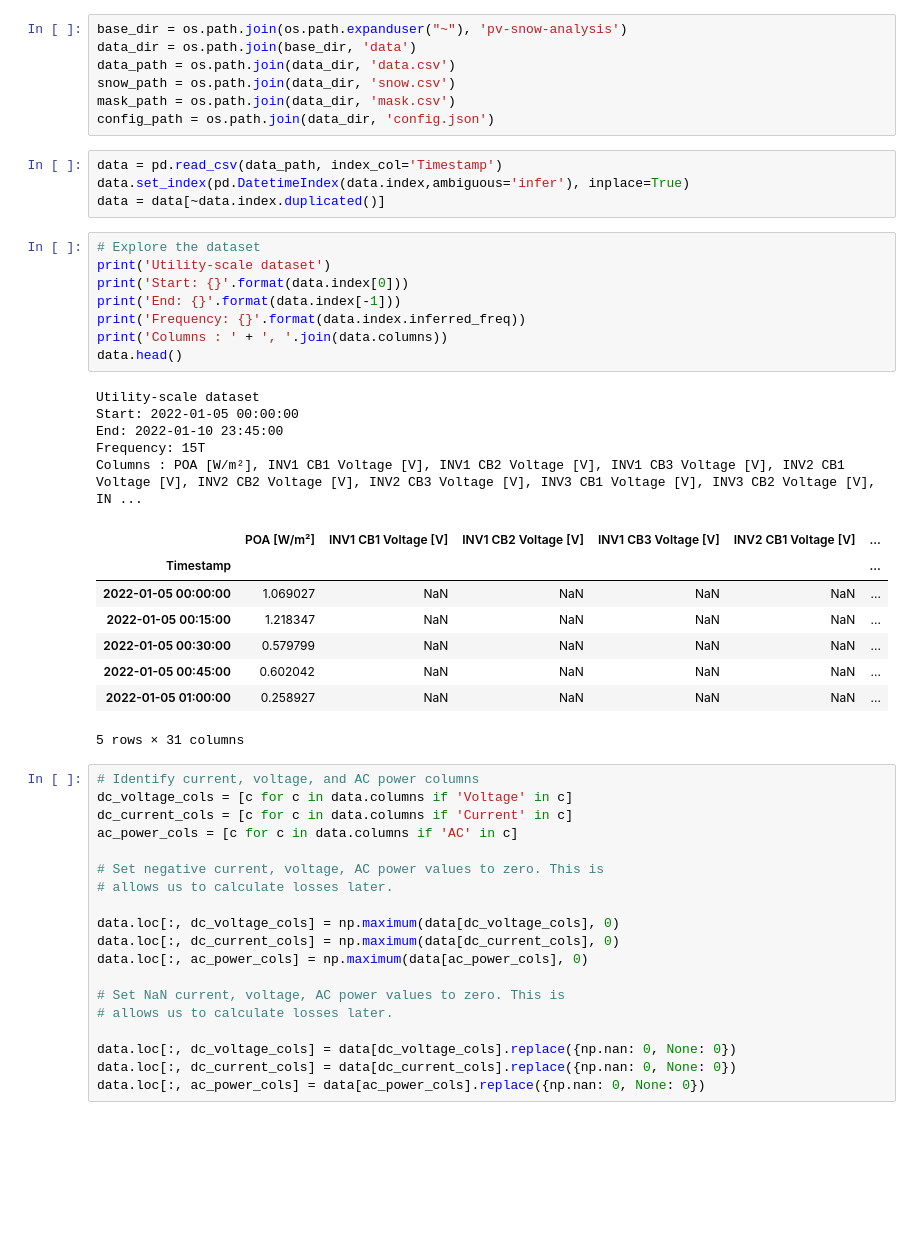
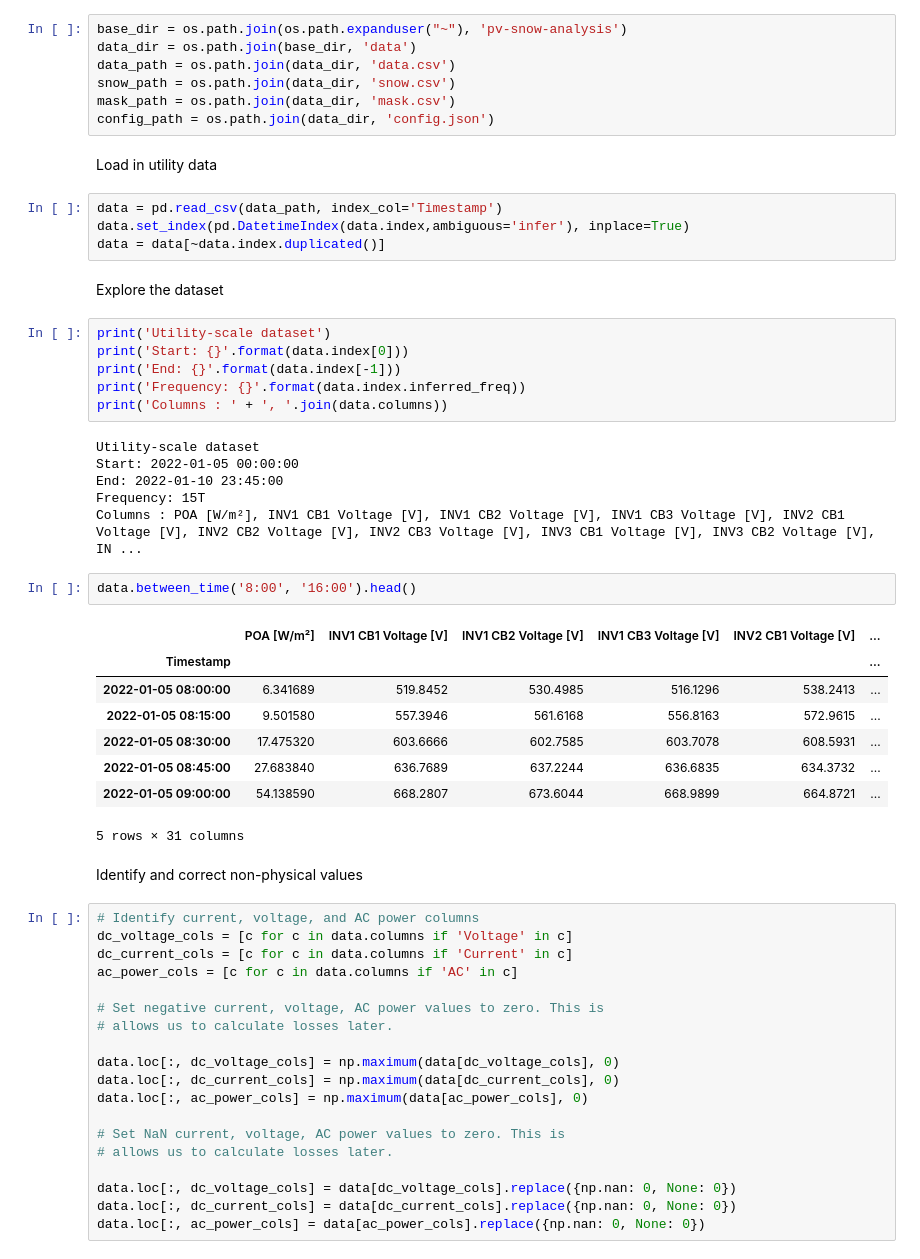
Before and after one commit to eccoope/pv-snow-analysis, a Jupyter notebook: notebook.ipynb, the cells around one changed output. Cells and saved outputs as stored; diff of their text form; blank space fills up the shorter version.

```diff
--- a/notebook.ipynb
+++ b/notebook.ipynb
@@ -20,32 +22,39 @@ data_path = os.path.join(data_dir, 'data.csv')
 snow_path = os.path.join(data_dir, 'snow.csv')
 mask_path = os.path.join(data_dir, 'mask.csv')
 config_path = os.path.join(data_dir, 'config.json')
+# %% [markdown]
+Load in utility data
 # %%
 data = pd.read_csv(data_path, index_col='Timestamp')
 data.set_index(pd.DatetimeIndex(data.index,ambiguous='infer'), inplace=True)
 data = data[~data.index.duplicated()]
+# %% [markdown]
+Explore the dataset
 # %%
-# Explore the dataset
 print('Utility-scale dataset')
 print('Start: {}'.format(data.index[0]))
 print('End: {}'.format(data.index[-1]))
 print('Frequency: {}'.format(data.index.inferred_freq))
 print('Columns : ' + ', '.join(data.columns))
-data.head()
 # %% [output]
 Utility-scale dataset
 Start: 2022-01-05 00:00:00
 End: 2022-01-10 23:45:00
 Frequency: 15T
 Columns : POA [W/m²], INV1 CB1 Voltage [V], INV1 CB2 Voltage [V], INV1 CB3 Voltage [V], INV2 CB1 Voltage [V], INV2 CB2 Voltage [V], INV2 CB3 Voltage [V], INV3 CB1 Voltage [V], INV3 CB2 Voltage [V], IN ...
-|  | POA [W/m²] | INV1 CB1 Voltage [V] | INV1 CB2 Voltage [V] | INV1 CB3 Voltage [V] | INV2 CB1 Voltage [V] | ... |
-| Timestamp |  |  |  |  |  | ... |
-| 2022-01-05 00:00:00 | 1.069027 | NaN | NaN | NaN | NaN | ... |
-| 2022-01-05 00:15:00 | 1.218347 | NaN | NaN | NaN | NaN | ... |
-| 2022-01-05 00:30:00 | 0.579799 | NaN | NaN | NaN | NaN | ... |
-| 2022-01-05 00:45:00 | 0.602042 | NaN | NaN | NaN | NaN | ... |
-| 2022-01-05 01:00:00 | 0.258927 | NaN | NaN | NaN | NaN | ... |
-5 rows × 31 columns
+# %%
+data.between_time('8:00', '16:00').head()
+# %% [output]
+|  | POA [W/m²] | INV1 CB1 Voltage [V] | INV1 CB2 Voltage [V] | INV1 CB3 Voltage [V] | INV2 CB1 Voltage [V] | ... |
+| Timestamp |  |  |  |  |  | ... |
+| 2022-01-05 08:00:00 | 6.341689 | 519.8452 | 530.4985 | 516.1296 | 538.2413 | ... |
+| 2022-01-05 08:15:00 | 9.501580 | 557.3946 | 561.6168 | 556.8163 | 572.9615 | ... |
+| 2022-01-05 08:30:00 | 17.475320 | 603.6666 | 602.7585 | 603.7078 | 608.5931 | ... |
+| 2022-01-05 08:45:00 | 27.683840 | 636.7689 | 637.2244 | 636.6835 | 634.3732 | ... |
+| 2022-01-05 09:00:00 | 54.138590 | 668.2807 | 673.6044 | 668.9899 | 664.8721 | ... |
+5 rows × 31 columns
+# %% [markdown]
+Identify and correct non-physical values
 # %%
 # Identify current, voltage, and AC power columns
 dc_voltage_cols = [c for c in data.columns if 'Voltage' in c]
```
Also changed, not shown: parts of 9 cells of this notebook, 1 other file.
